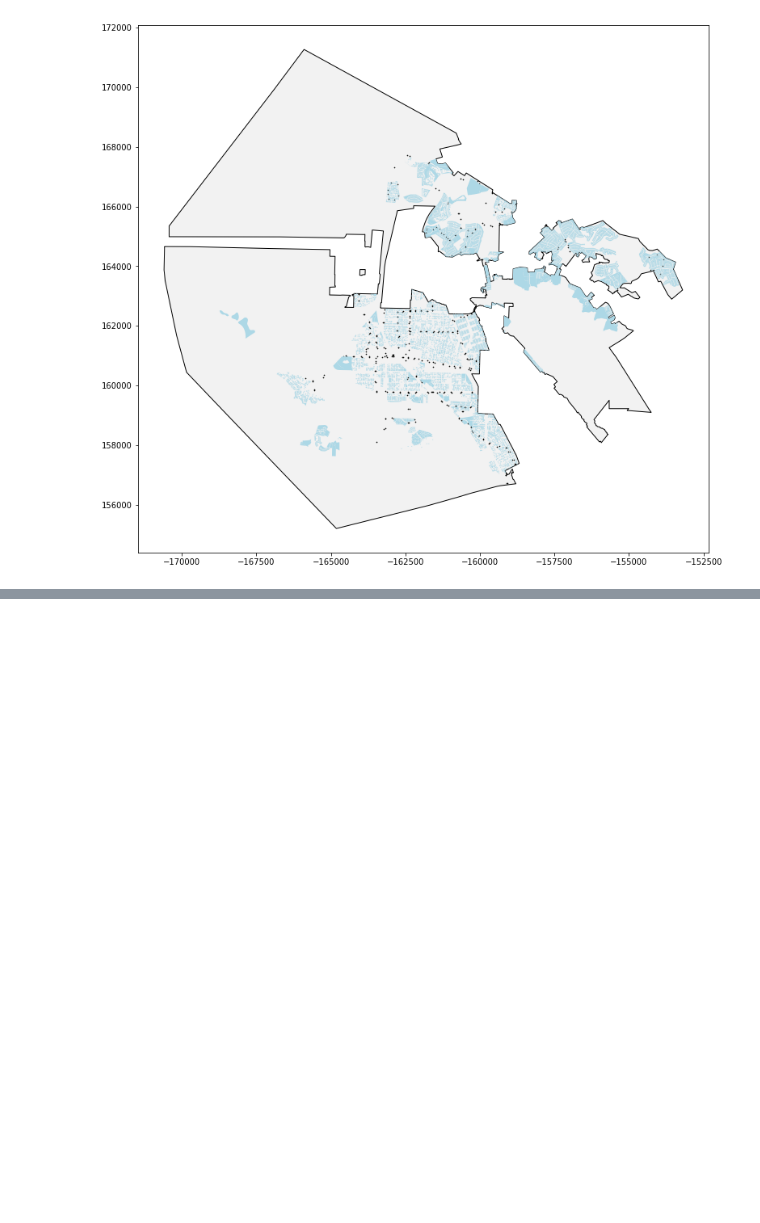
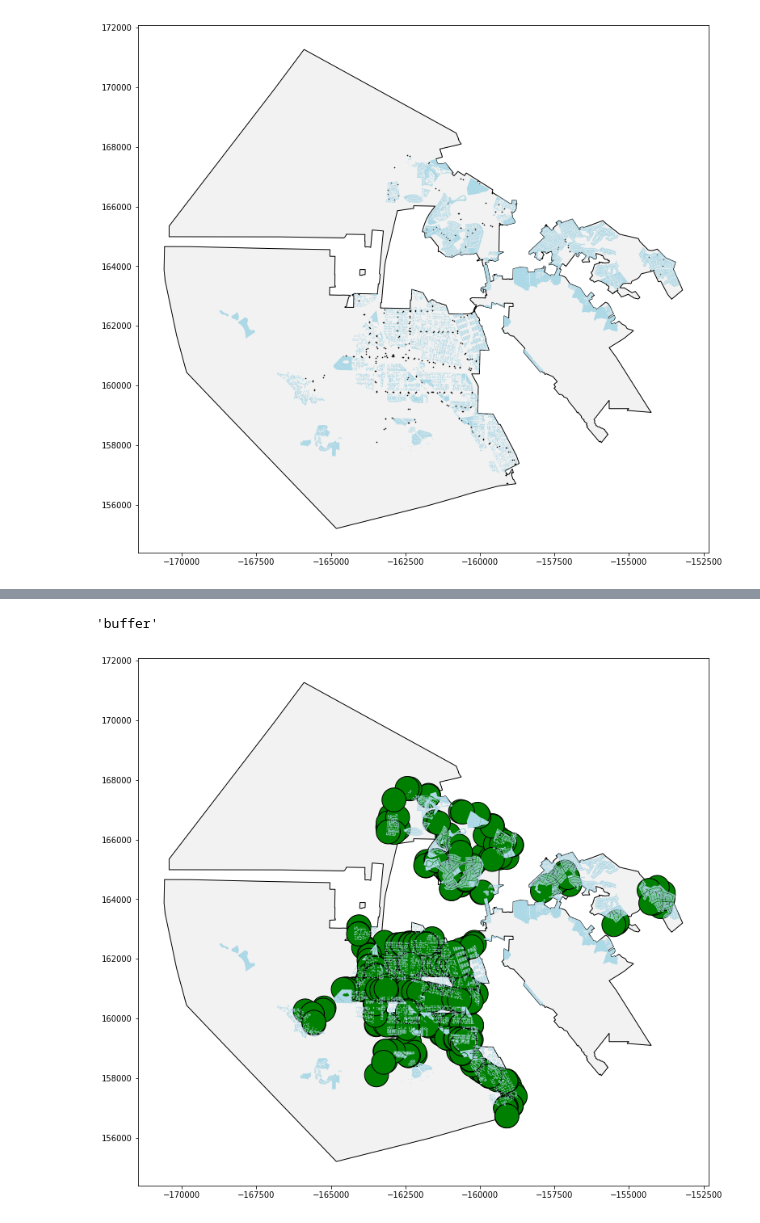
Before and after one commit to bazini627/map674-module-07, a Jupyter notebook: richmond_parcels_bus_stops.ipynb, the cells around one changed output, grey strips where cells are left out. Drawn from its saved outputs; the diff is of its cells as text; code cells hidden in the pictures; blank space fills up the shorter version.

Commit message:
Added final plot

```diff
--- a/richmond_parcels_bus_stops.ipynb
+++ b/richmond_parcels_bus_stops.ipynb
@@ -186,3 +186,18 @@ bus_stops_eqdc.head()
 | 2 | 1600640 | 53763.0 | Mc Bryde Av:Yuba Av | 684 | (POINT (-160303.5222122292 162415... | POLYGON ((-159901.5222122292 1624... |
 | 3 | 9900600 | 57736.0 | El Portal Dr:Barranca St | L 74 | (POINT (-159938.9375243707 164221... | POLYGON ((-159536.9375243707 1642... |
 | 4 | 9900850 | 52159.0 | Mc Bryde Av:Ralston Av | 684 | (POINT (-160186.5925223861 162502... | POLYGON ((-159784.5925223861 1625... |
+# %%
+# Make the 'buffer' column the active geometry column instead of 'geometry'
+bus_stops_eqdc = bus_stops_eqdc.set_geometry('buffer')
+bus_stops_eqdc.geometry.name
+# %% [output]
+'buffer'
+# %%
+# Plot one more time but with buffers now
+fig, ax = plt.subplots()
+
+richmond_eqdc.plot(ax=ax, edgecolor='black', color='#f2f2f2', zorder=0);
+bus_stops_eqdc.plot(ax=ax, edgecolor='black', color='green', markersize=.4, zorder=1);
+parcels_eqdc_resi_over5k.plot(ax=ax, color='#ADD8E6', zorder=2);
+# %% [output]
+[figure, added]
```
Also changed, not shown: parts of 9 cells of this notebook.
